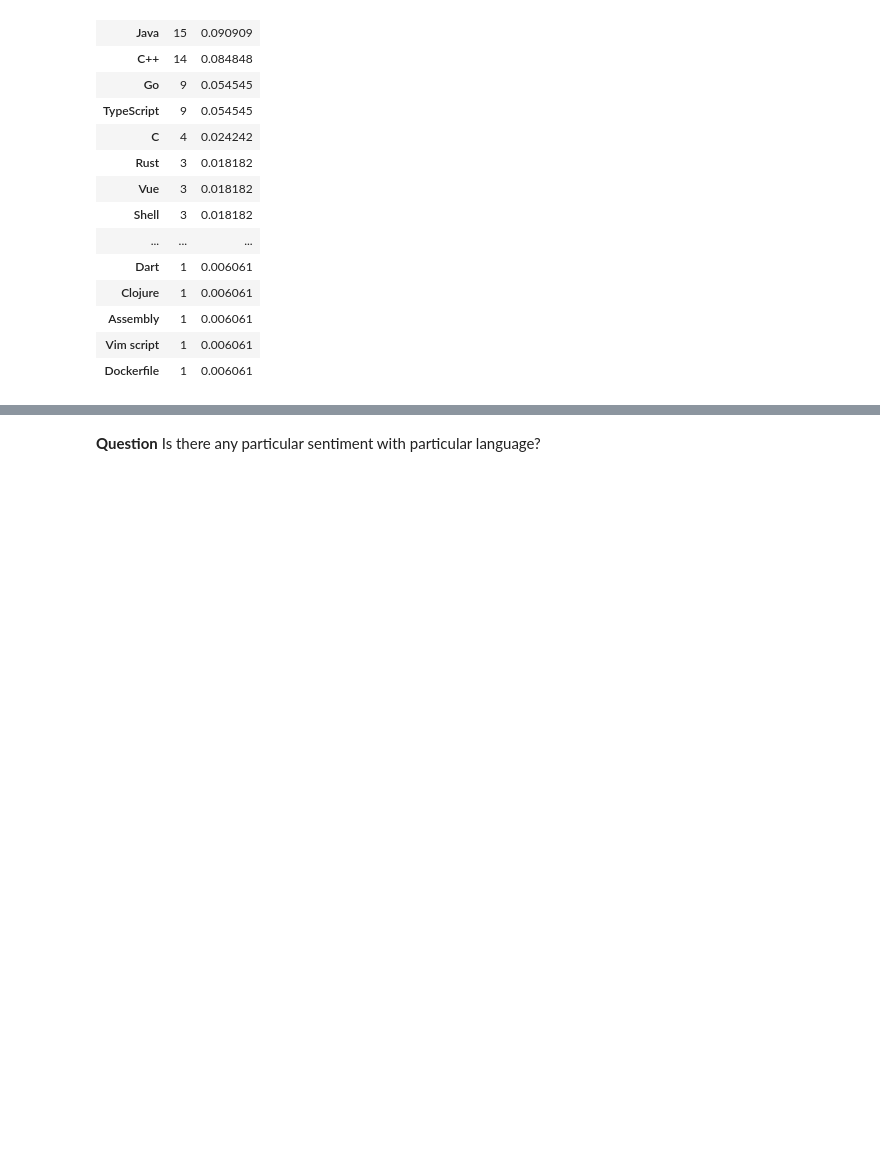
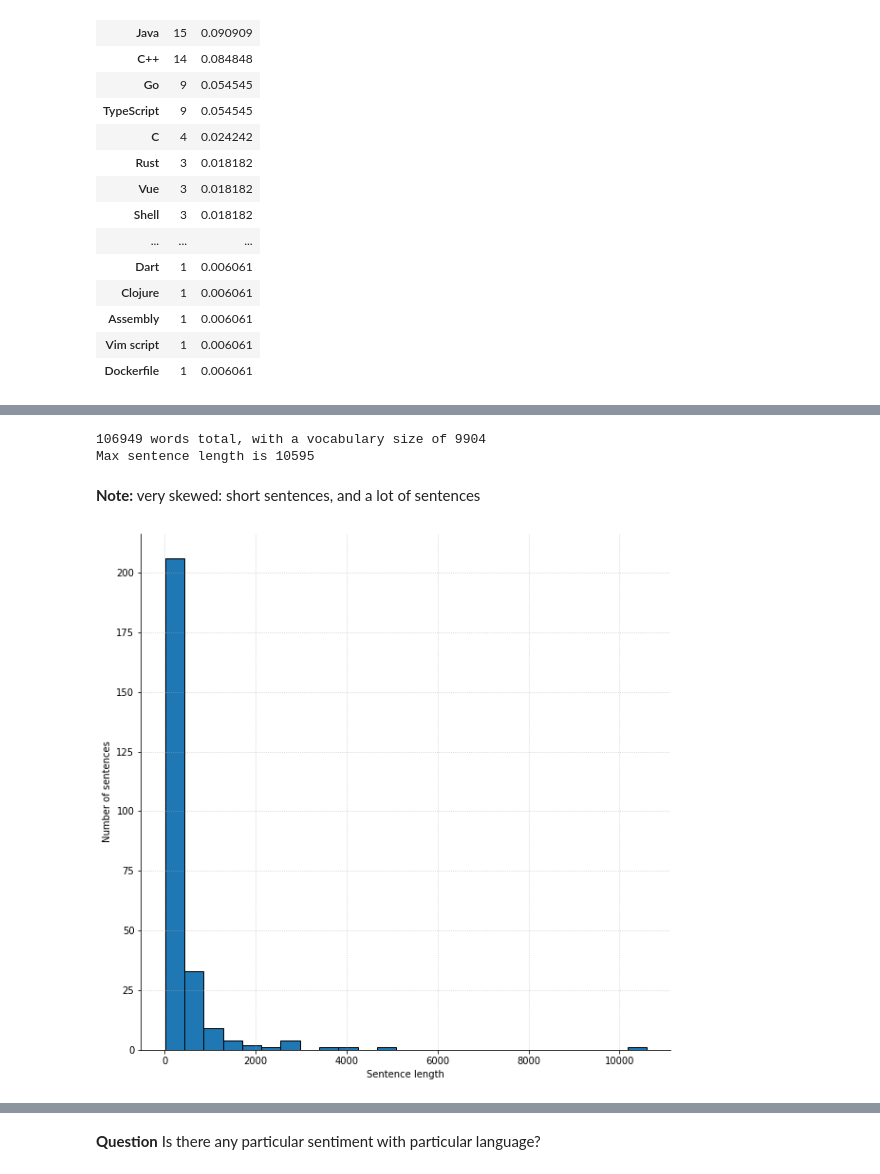
Before and after one commit to NLP-GJ/github-language, a Jupyter notebook: Report.ipynb, the cells around one changed output, grey strips where cells are left out. Drawn from its saved outputs; the diff is of its cells as text; code cells hidden in the pictures; blank space fills up the shorter version.

```diff
--- a/Report.ipynb
+++ b/Report.ipynb
@@ -204,3 +211,22 @@ pd.concat(
+# %%
+sentence_lengths = [len(tokens) for tokens in df["tokens"]]
+# %%
+VOCAB = sorted(list(set(all_words)))
+print("%s words total, with a vocabulary size of %s" % (len(all_words), len(VOCAB)))
+print("Max sentence length is %s" % max(sentence_lengths))
+# %% [output]
+106949 words total, with a vocabulary size of 9904
+Max sentence length is 10595
+# %% [markdown]
+**Note:** very skewed: short sentences, and a lot of sentences
+# %%
+fig = plt.figure(figsize=(10, 10))
+plt.xlabel('Sentence length')
+plt.ylabel('Number of sentences')
+plt.hist(sentence_lengths)
+plt.show()
+# %% [output]
+[figure, added]
 # %%
 df.label.value_counts().plot.barh(figsize=(8, 6),width = .95)
 plt.title('Most frequently used programing languages')
```
Also changed, not shown: parts of 47 cells of this notebook, 2 other files.
